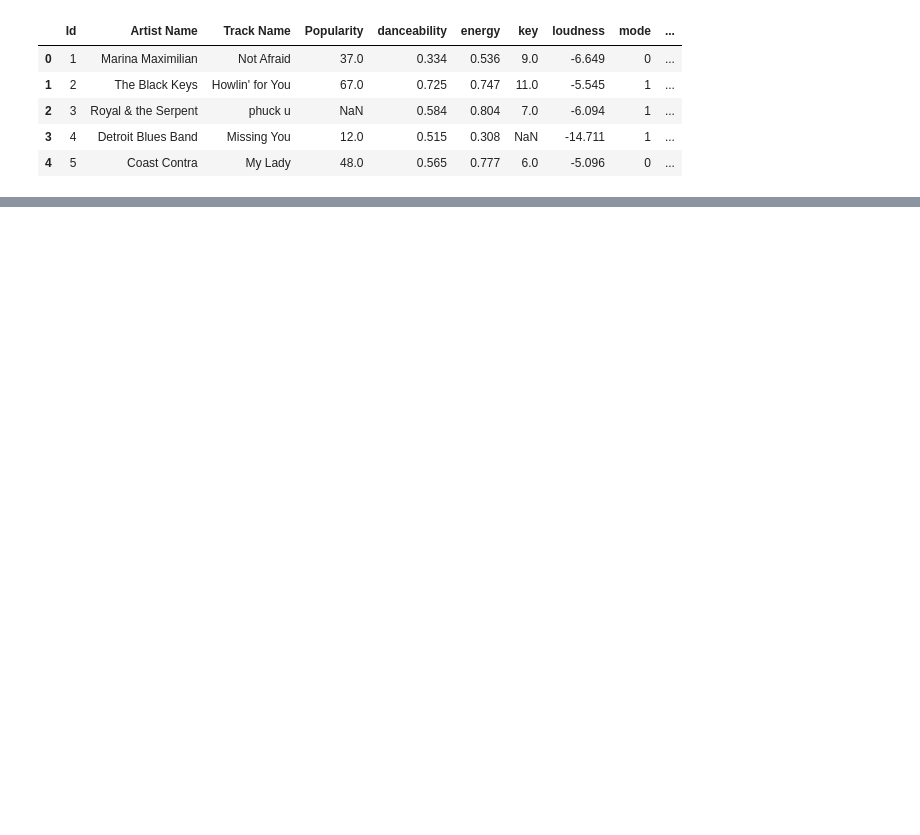
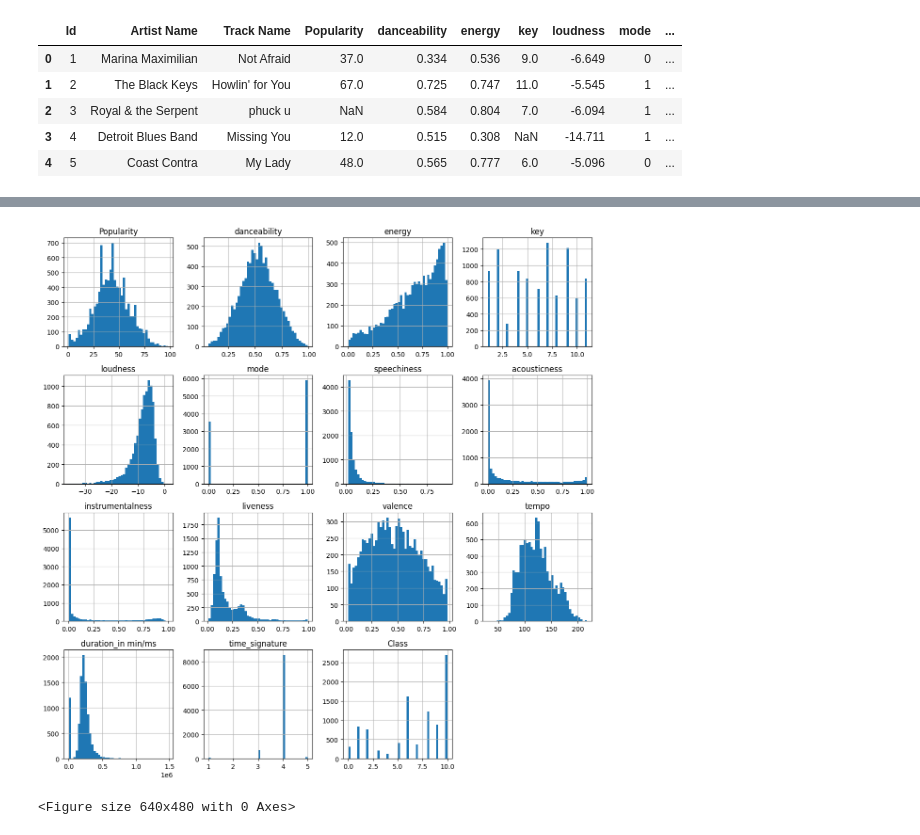
Before and after one commit to YSKAA423/M_Genre_Classifier, a Jupyter notebook: M_Genre_Classifier.ipynb, the cells around one changed output, grey strips where cells are left out. Drawn from its saved outputs; the diff is of its cells as text; code cells hidden in the pictures; blank space fills up the shorter version.

Commit message:
Got to know the dataset and started basic data preprocessing (Nulls, Duplicates)

```diff
--- a/M_Genre_Classifier.ipynb
+++ b/M_Genre_Classifier.ipynb
@@ -16,0 +46,3 @@ M.head()
+# %%
+Id = M.Id
+M = M.drop("Id",axis=1)
@@ -16,0 +71,3 @@ M.head()
+# %%
+# For now I will remove all nan rows
+M.dropna(inplace=True)
@@ -16,0 +79,2 @@ M.head()
+# %%
+M = M.drop_duplicates()
@@ -16,0 +93,9 @@ M.head()
+# %%
+# checking distributions
+M.hist(figsize=(12,12), bins=44)
+plt.tight_layout()
+plt.show()
+plt.clf()
+# %% [output]
+[figure, added]
+<Figure size 640x480 with 0 Axes>
```
Also changed, not shown: parts of 11 cells of this notebook.
